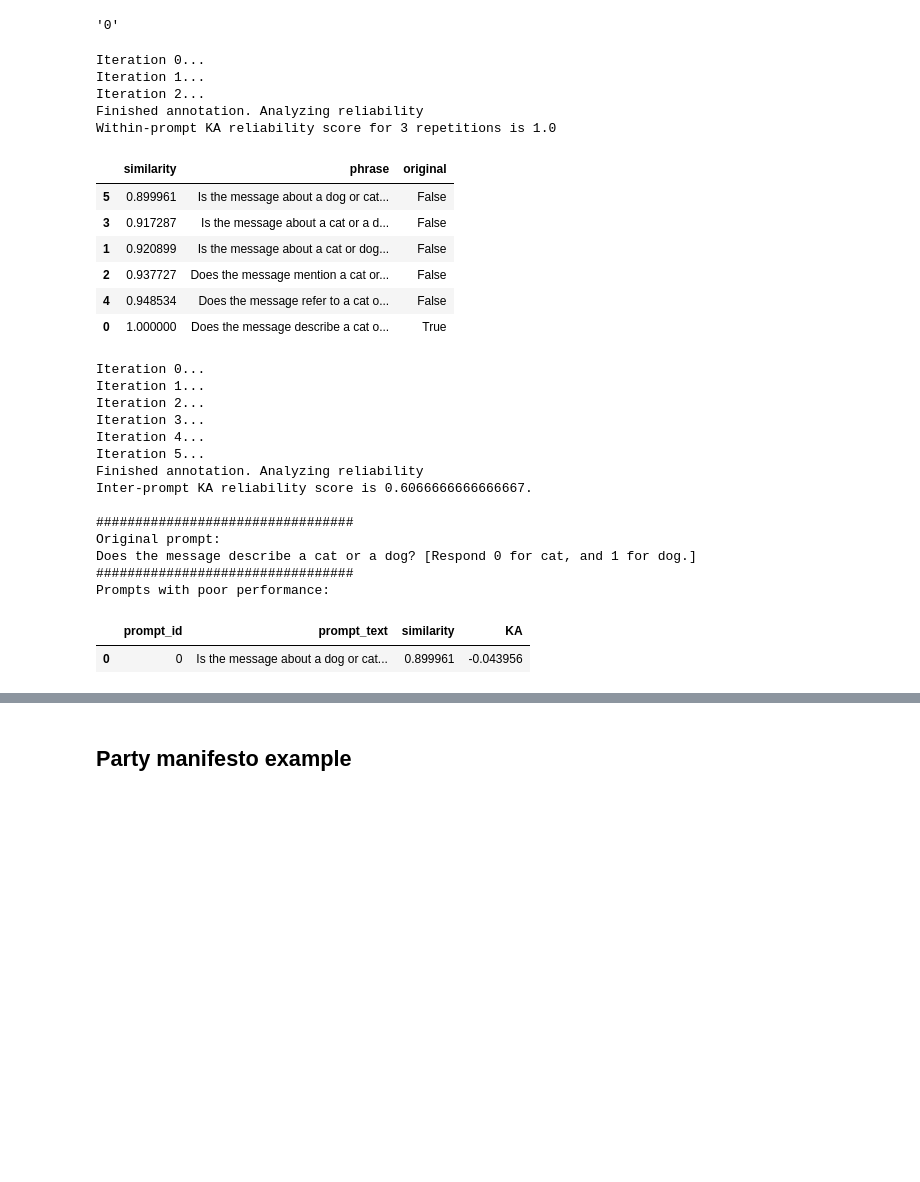
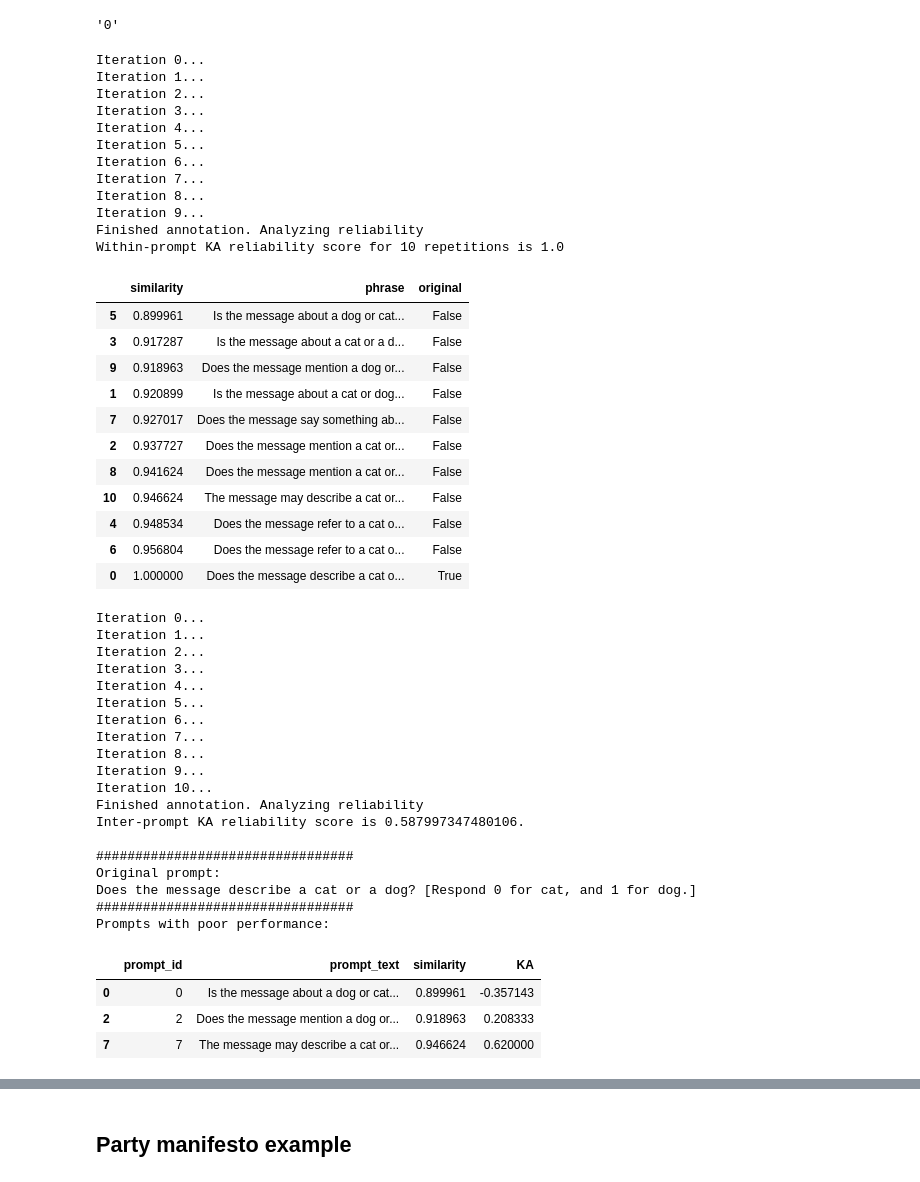
Before and after one commit to cjbarrie/promptstability, a Jupyter notebook: notebooks/manisfestos class.ipynb, the cells around one changed output, grey strips where cells are left out. Cells and saved outputs as stored; diff of their text form; code cells hidden in the pictures; blank space fills up the shorter version.

```diff
--- a/notebooks/manisfestos class.ipynb
+++ b/notebooks/manisfestos class.ipynb
@@ -63,8 +63,8 @@ def count_tokens(text):
     # Return the count of tokens
     return len(tokens)
 
-# Change between None and 50 to control text truncation when pd df is displayed: pd.set_option('display.max_colwidth', 50)
-#pd.set_option('display.max_colwidth', 50)
+# Change between None and 50 to control text truncation when pd df is displayed:
+pd.set_option('display.max_colwidth', None)
 # %%
 class LLMWrapper:
     '''This is a wrapper class for LLMs, which provides a method called 'annotate' that annotates a given message using an LLM.
@@ -382,21 +382,33 @@ llm.annotate(text='A small pet that says miaow and has a great self-esteem.', pr
 '0'
 # %%
 # Test variability for the same prompt.
-res,df, ka_scores, iterrations_no = psa.baseline_stochasticity(prompt,prompt_postfix,iterations=3)
+res,df, ka_scores, iterrations_no = psa.baseline_stochasticity(prompt,prompt_postfix,iterations=10)
 # Test of variability across prompts
-res,df,rel_by_sim, poor_prompts = psa.interprompt_stochasticity(prompt,prompt_postfix, nr_variations=5, temperature=1.0, iterations=1)
+res,df,rel_by_sim, poor_prompts = psa.interprompt_stochasticity(prompt,prompt_postfix, nr_variations=10, temperature=1.0, iterations=1)
 # %% [output]
 Iteration 0...
 Iteration 1...
 Iteration 2...
+Iteration 3...
+Iteration 4...
+Iteration 5...
+Iteration 6...
+Iteration 7...
+Iteration 8...
+Iteration 9...
 Finished annotation. Analyzing reliability
-Within-prompt KA reliability score for 3 repetitions is 1.0
+Within-prompt KA reliability score for 10 repetitions is 1.0
 |  | similarity | phrase | original |
 | 5 | 0.899961 | Is the message about a dog or cat... | False |
 | 3 | 0.917287 | Is the message about a cat or a d... | False |
+| 9 | 0.918963 | Does the message mention a dog or... | False |
 | 1 | 0.920899 | Is the message about a cat or dog... | False |
+| 7 | 0.927017 | Does the message say something ab... | False |
 | 2 | 0.937727 | Does the message mention a cat or... | False |
+| 8 | 0.941624 | Does the message mention a cat or... | False |
+| 10 | 0.946624 | The message may describe a cat or... | False |
 | 4 | 0.948534 | Does the message refer to a cat o... | False |
+| 6 | 0.956804 | Does the message refer to a cat o... | False |
 | 0 | 1.000000 | Does the message describe a cat o... | True |
 Iteration 0...
 Iteration 1...
@@ -404,8 +416,13 @@ Iteration 2...
 Iteration 3...
 Iteration 4...
 Iteration 5...
+Iteration 6...
+Iteration 7...
+Iteration 8...
+Iteration 9...
+Iteration 10...
 Finished annotation. Analyzing reliability
-Inter-prompt KA reliability score is 0.6066666666666667.
+Inter-prompt KA reliability score is 0.587997347480106.
 
 #################################
 Original prompt:
@@ -413,4 +430,6 @@ Does the message describe a cat or a dog? [Respond 0 for cat, and 1 for dog.]
 #################################
 Prompts with poor performance:
 |  | prompt_id | prompt_text | similarity | KA |
-| 0 | 0 | Is the message about a dog or cat... | 0.899961 | -0.043956 |
+| 0 | 0 | Is the message about a dog or cat... | 0.899961 | -0.357143 |
+| 2 | 2 | Does the message mention a dog or... | 0.918963 | 0.208333 |
+| 7 | 7 | The message may describe a cat or... | 0.946624 | 0.620000 |
```
Also changed, not shown: parts of 7 cells of this notebook.
